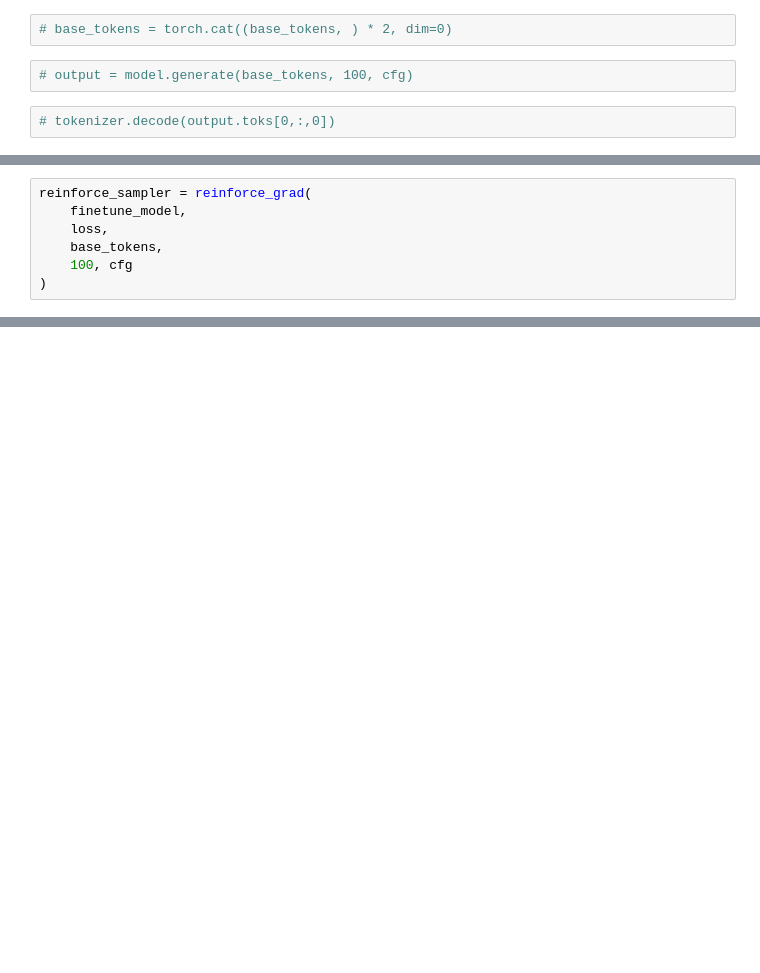
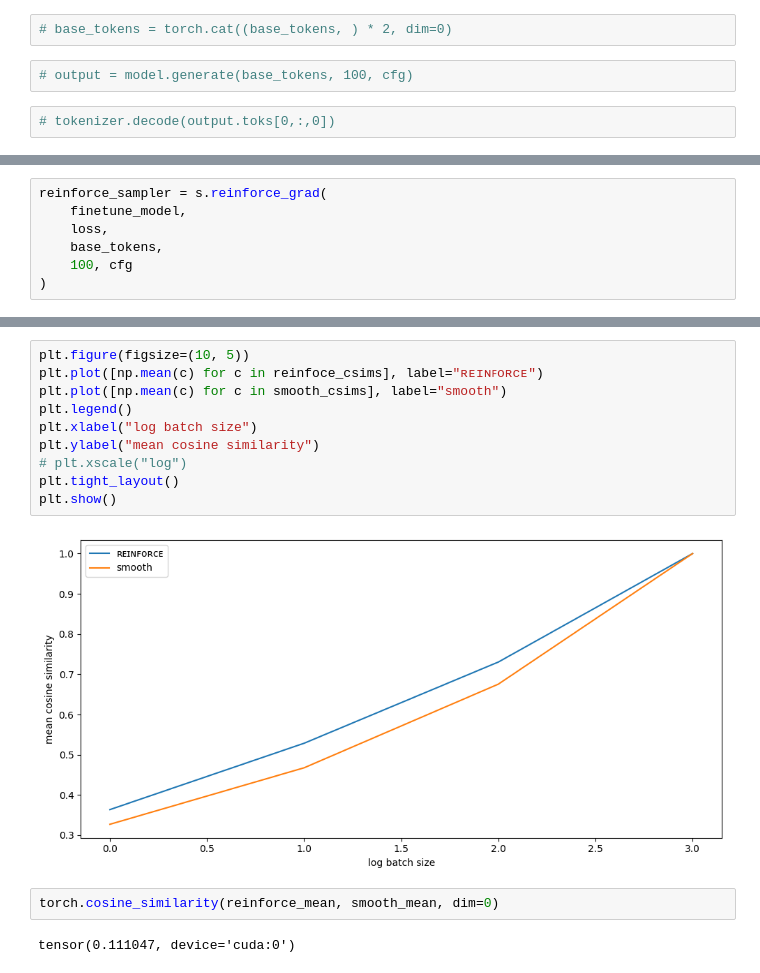
Before and after one commit to AlexThePolygonal/SmoothTextGen, a Jupyter notebook: test.ipynb, the cells around one changed output, grey strips where cells are left out. Drawn from its saved outputs; the diff is of its cells as text; blank space fills up the shorter version.

```diff
--- a/test.ipynb
+++ b/test.ipynb
@@ -107,7 +136,7 @@ smooth_seq_sampler = smooth_seq_grad(
     100, cfg
 )
 # %%
-reinforce_sampler = reinforce_grad(
+reinforce_sampler = s.reinforce_grad(
     finetune_model,
     loss,
     base_tokens,
@@ -147,0 +177,16 @@ plotnsave_results(smooth_csims, smooth_mean, "Cosine similarities for the smooth
+# %%
+plt.figure(figsize=(10, 5))
+plt.plot([np.mean(c) for c in reinfoce_csims], label="ʀᴇɪɴꜰᴏʀᴄᴇ")
+plt.plot([np.mean(c) for c in smooth_csims], label="smooth")
+plt.legend()
+plt.xlabel("log batch size")
+plt.ylabel("mean cosine similarity")
+# plt.xscale("log")
+plt.tight_layout()
+plt.show()
+# %% [output]
+[figure, added]
+# %%
+torch.cosine_similarity(reinforce_mean, smooth_mean, dim=0)
+# %% [output]
+tensor(0.111047, device='cuda:0')
```
Also changed, not shown: parts of 15 cells of this notebook, 1 other file.
